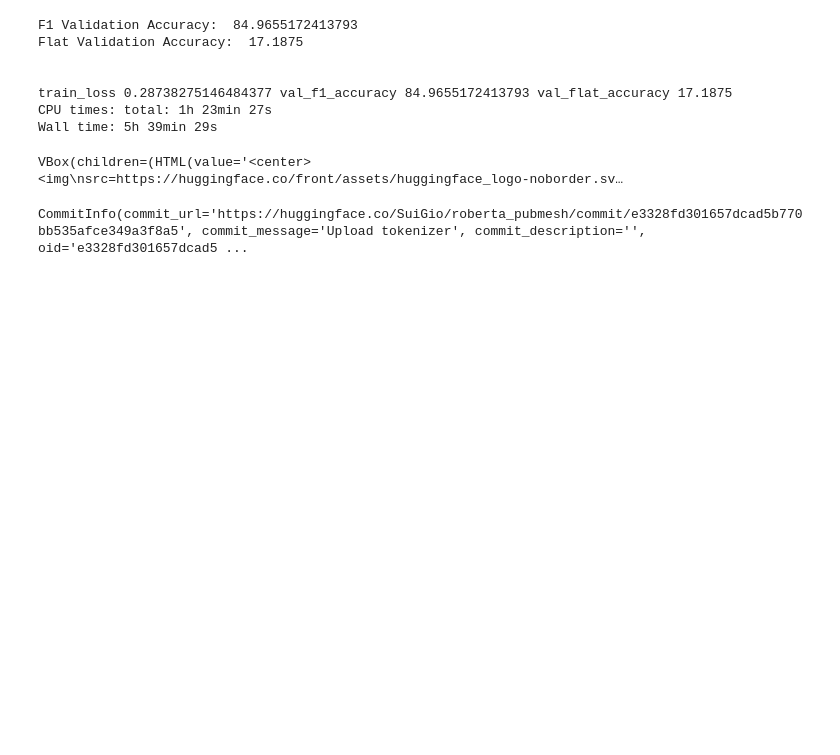
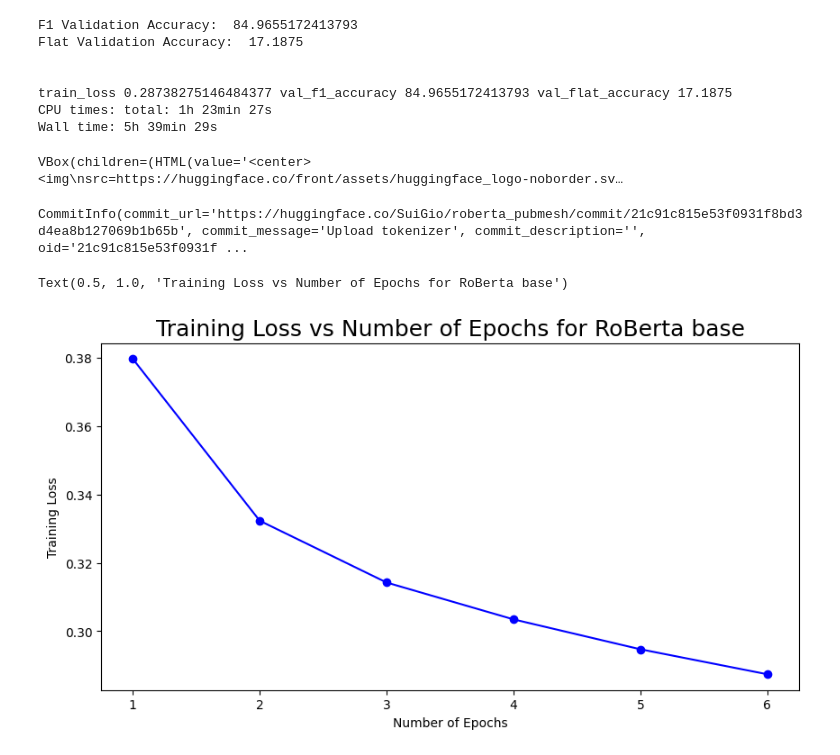
Before and after one commit to GioPetro/atyproject, a Jupyter notebook: data_prep.ipynb, the cells around one changed output. Cells and saved outputs as stored; diff of their text form; code cells hidden in the pictures; blank space fills up the shorter version.

```diff
--- a/data_prep.ipynb
+++ b/data_prep.ipynb
@@ -322,14 +323,67 @@ from huggingface_hub import notebook_login
 notebook_login()
 # %% [output]
 VBox(children=(HTML(value='<center> <img\nsrc=https://huggingface.co/front/assets/huggingface_logo-noborder.sv…
-# %%
-model.push_to_hub("SuiGio/roberta_pubmesh")
-tokenizer.push_to_hub("SuiGio/roberta_pubmesh")
-# %% [output]
-CommitInfo(commit_url='https://huggingface.co/SuiGio/roberta_pubmesh/commit/e3328fd301657dcad5b770bb535afce349a3f8a5', commit_message='Upload tokenizer', commit_description='', oid='e3328fd301657dcad5 ...
+# %%
+#Converting Labels to categorical before pushing it to Hugging Face Hub
+model.config.label2id= {
+"Anatomy [A]": 0,
+"Organisms [B]": 1,
+"Diseases [C]": 2,
+"Chemicals and Drugs [D]": 3,
+"Analytical, Diagnostic and Therapeutic Techniques, and Equipment [E]": 4,
+"Psychiatry and Psychology [F]": 5,
+"Phenomena and Processes [G]": 6,
+"Disciplines and Occupations [H]": 7,
+"Anthropology, Education, Sociology, and Social Phenomena [I]": 8,
+"Technology, Industry, and Agriculture [J]": 9,
+"Information Science [L]": 10,
+"Named Groups [M]": 11,
+"Health Care [N]": 12,
+"Geographicals [Z]": 13,
+}
+
+
+model.config.id2label={
+    "0": "Anatomy [A]",
+    "1": "Organisms [B]",
+    "2": "Diseases [C]",
+    "3": "Chemicals and Drugs [D]",
+    "4": "Analytical, Diagnostic and Therapeutic Techniques, and Equipment [E]",
+    "5": "Psychiatry and Psychology [F]",
+    "6": "Phenomena and Processes [G]",
+    "7": "Disciplines and Occupations [H]",
+    "8": "Anthropology, Education, Sociology, and Social Phenomena [I]",
+    "9": "Technology, Industry, and Agriculture [J]",
+    "10": "Information Science [L]",
+    "11": "Named Groups [M]",
+    "12": "Health Care [N]",
+    "13": "Geographicals [Z]"
+}
+model.push_to_hub("SuiGio/roberta_pubmesh")
+tokenizer.push_to_hub("SuiGio/roberta_pubmesh")
+# %% [output]
+CommitInfo(commit_url='https://huggingface.co/SuiGio/roberta_pubmesh/commit/21c91c815e53f0931f8bd3d4ea8b127069b1b65b', commit_message='Upload tokenizer', commit_description='', oid='21c91c815e53f0931f ...
 # %%
 # Load model directly
 from transformers import AutoTokenizer, AutoModelForSequenceClassification
 
 tokenizer = AutoTokenizer.from_pretrained("SuiGio/roberta_pubmesh")
 model = AutoModelForSequenceClassification.from_pretrained("SuiGio/roberta_pubmesh")
+# %%
+import matplotlib.pyplot as plt
+training_loss_list =  [0.37973081463575364,
+ 0.33233627837896346,
+ 0.31424267506599424,
+0.3034516060352325,
+ 0.29469546088576315,
+ 0.28738275146484377]
+num_epochs = np.arange(1,len(training_loss_list)+1)
+
+fig, ax = plt.subplots(figsize=(10, 5))
+ax.plot(num_epochs, np.array(training_loss_list) ,'bo-',label="Train Loss")
+ax.set_xlabel("Number of Epochs")
+ax.set_ylabel("Training Loss")
+ax.set_title("Training Loss vs Number of Epochs for RoBerta base",fontsize=18)
+# %% [output]
+Text(0.5, 1.0, 'Training Loss vs Number of Epochs for RoBerta base')
+[figure, added]
```
Also changed, not shown: parts of 9 cells of this notebook.
